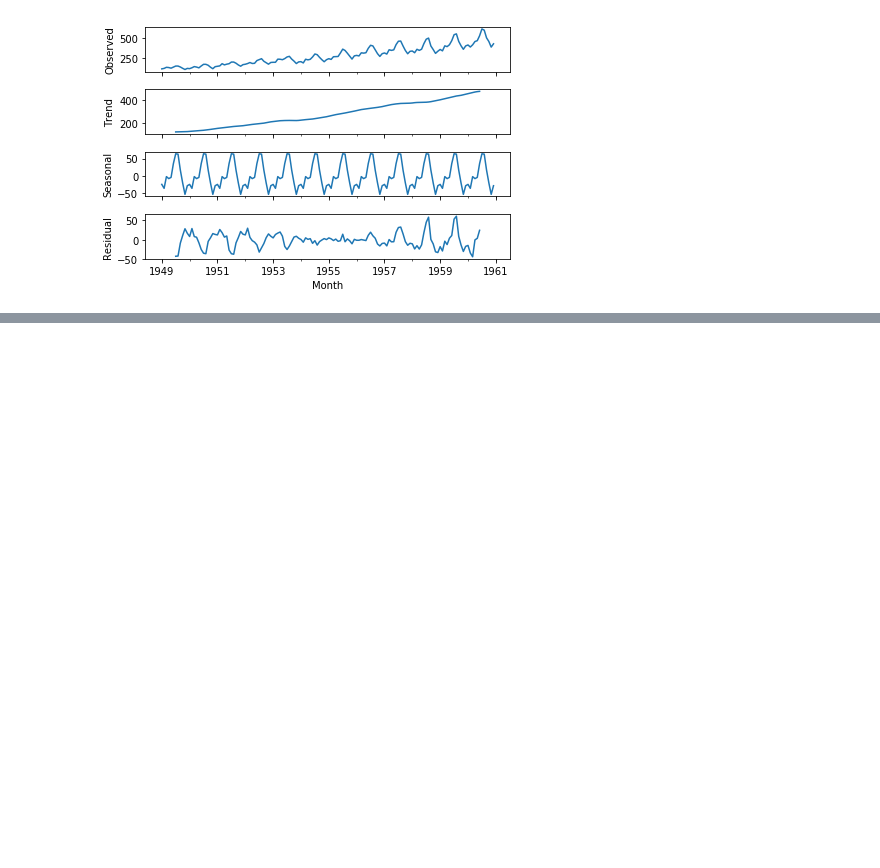
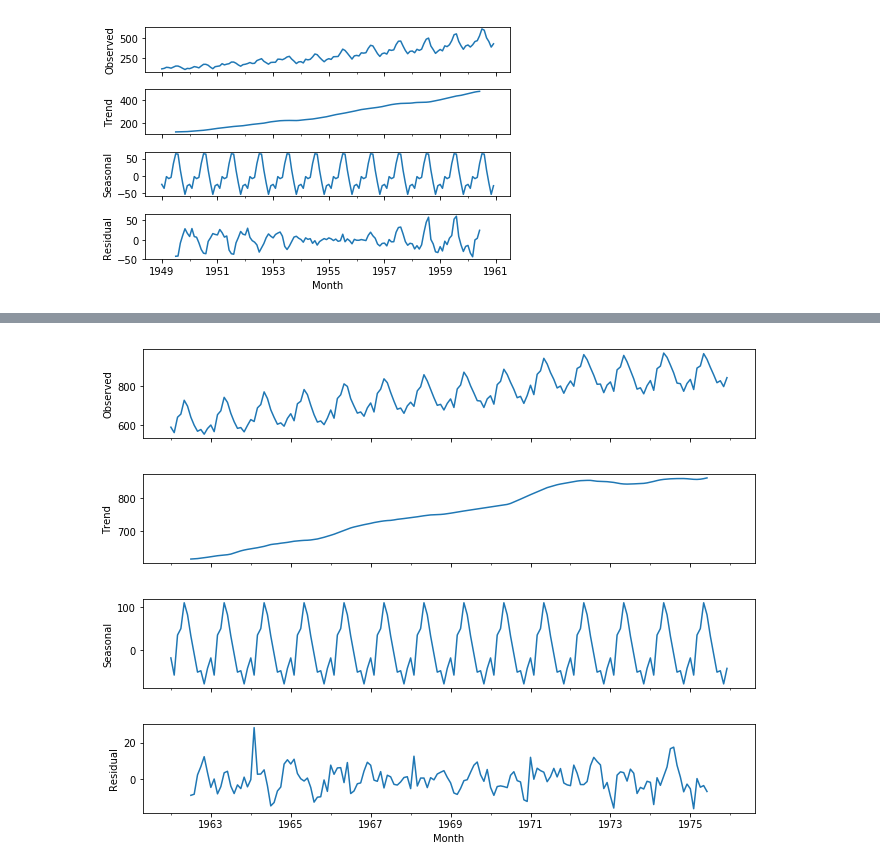
Before and after one commit to douglasbruce88/PythonForFinanceAndTrading, a Jupyter notebook: 08-Time-Series-Analysis/MyCourseNotes.ipynb, the cells around one changed output, grey strips where cells are left out. Drawn from its saved outputs; the diff is of its cells as text; code cells hidden in the pictures; blank space fills up the shorter version.

```diff
--- a/08-Time-Series-Analysis/MyCourseNotes.ipynb
+++ b/08-Time-Series-Analysis/MyCourseNotes.ipynb
@@ -148,0 +241,5 @@ result.plot()
+# %%
+fig = decomp.plot()
+fig.set_size_inches(10, 8)
+# %% [output]
+[figure, added]
```
Also changed, not shown: parts of 60 cells of this notebook.
